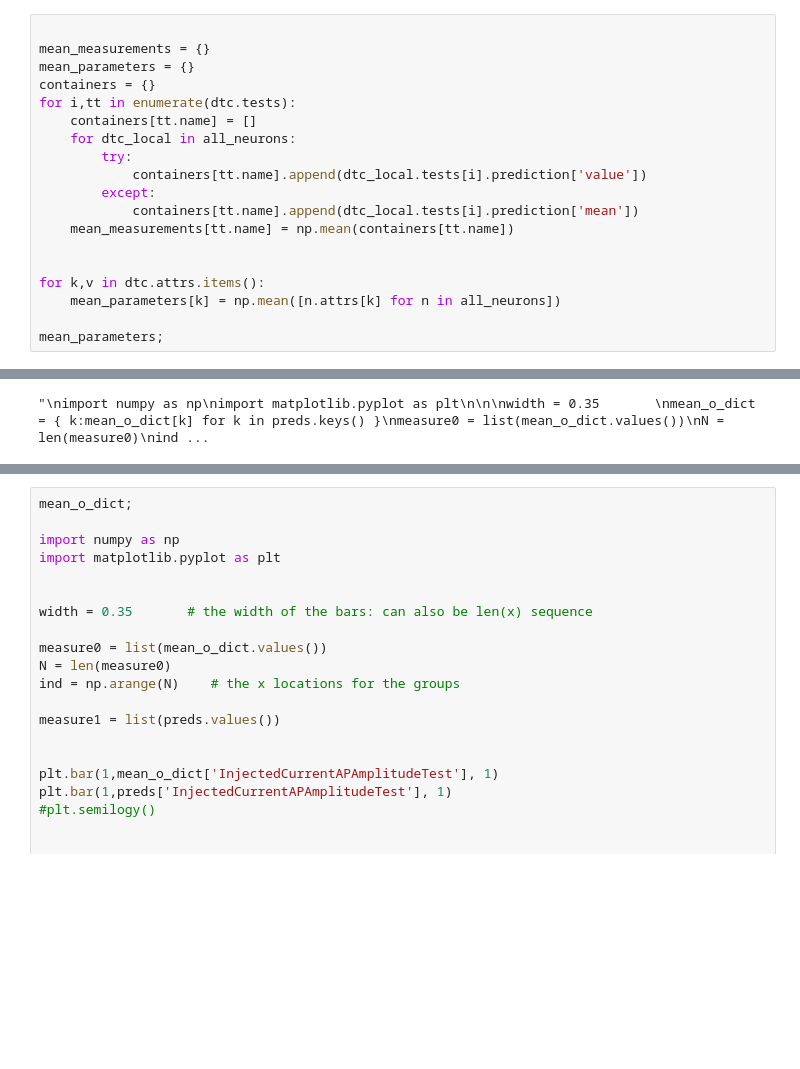
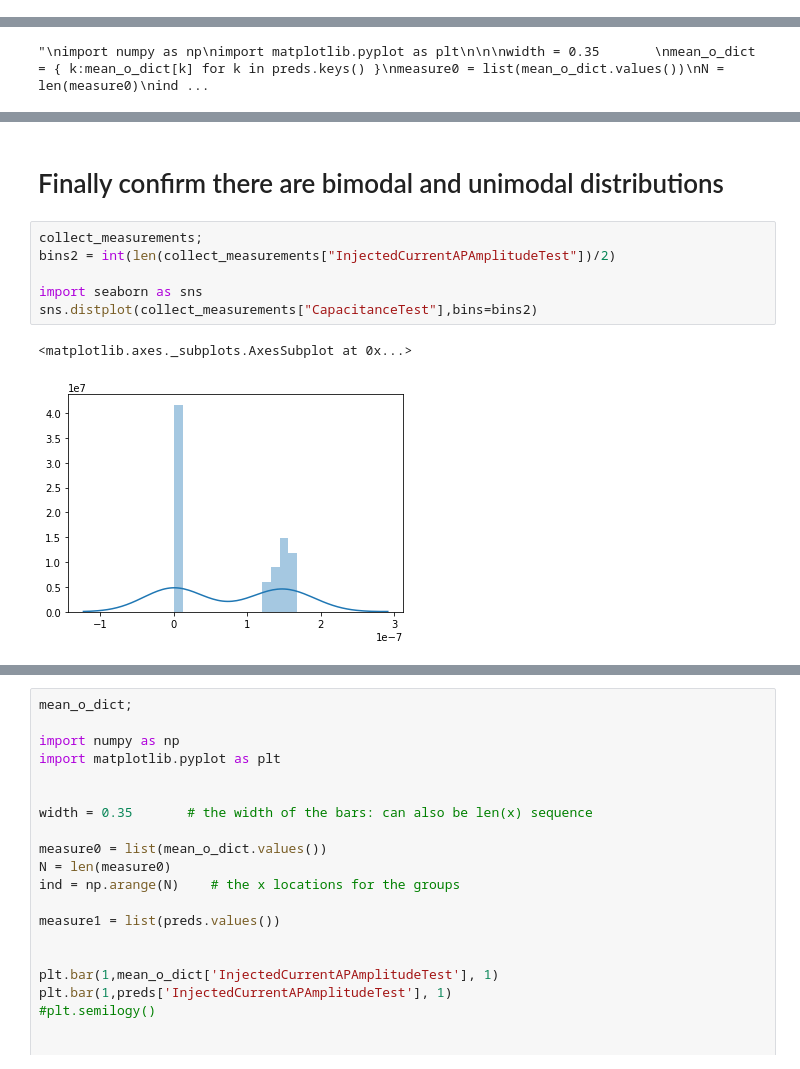
Before and after one commit to russelljjarvis/BluePyOptBU, a Jupyter notebook: examples/metaparameters/mean_parameter_mean_measurement.ipynb, the cells around one changed output, grey strips where cells are left out. Saved outputs shown, nothing was run; the diff lists cells and outputs as text; blank space fills up the shorter version.

```diff
--- a/examples/metaparameters/mean_parameter_mean_measurement.ipynb
+++ b/examples/metaparameters/mean_parameter_mean_measurement.ipynb
@@ -139,19 +95,0 @@ mean_parametersa;
-# %%
-
-mean_measurements = {}
-mean_parameters = {}
-containers = {}
-for i,tt in enumerate(dtc.tests):
-    containers[tt.name] = []
-    for dtc_local in all_neurons:
-        try:
-            containers[tt.name].append(dtc_local.tests[i].prediction['value'])
-        except:
-            containers[tt.name].append(dtc_local.tests[i].prediction['mean'])
-    mean_measurements[tt.name] = np.mean(containers[tt.name])
-
-
-for k,v in dtc.attrs.items():
-    mean_parameters[k] = np.mean([n.attrs[k] for n in all_neurons])
-
-mean_parameters;
@@ -348,0 +385,11 @@ measure1
+# %% [markdown]
+# Finally confirm there are bimodal and unimodal distributions
+# %%
+collect_measurements;
+bins2 = int(len(collect_measurements["InjectedCurrentAPAmplitudeTest"])/2)
+
+import seaborn as sns
+sns.distplot(collect_measurements["CapacitanceTest"],bins=bins2)
+# %% [output]
+<matplotlib.axes._subplots.AxesSubplot at 0x...>
+[figure, added]
```
Also changed, not shown: parts of 30 cells of this notebook.
